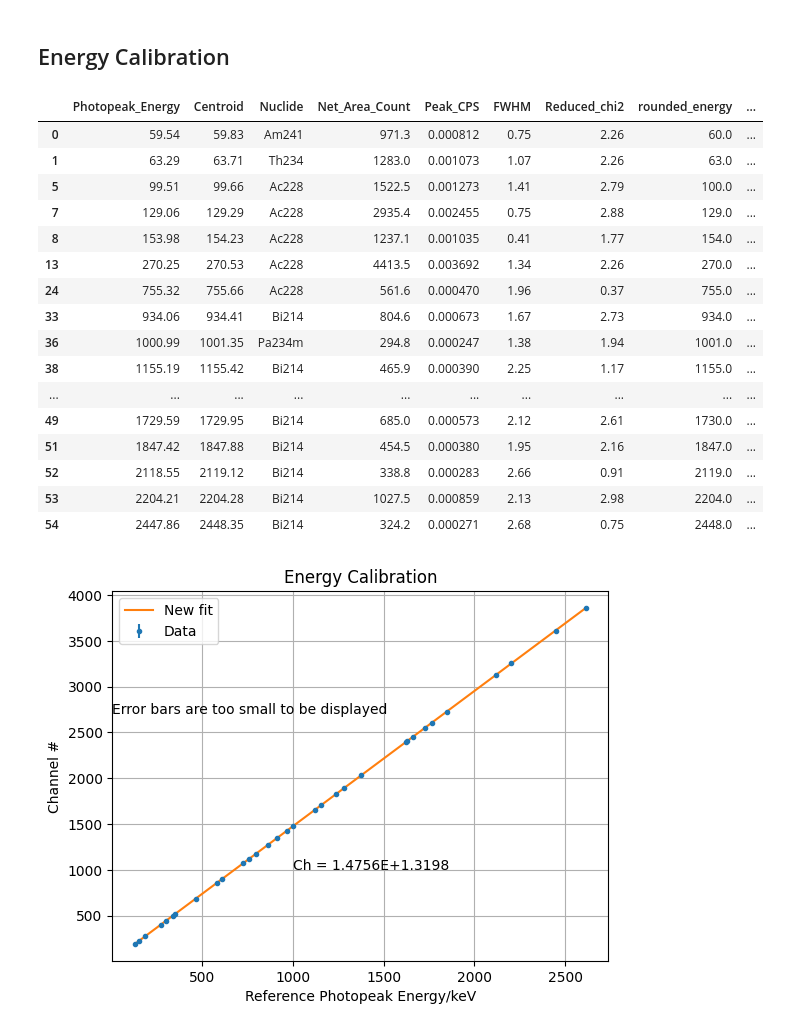
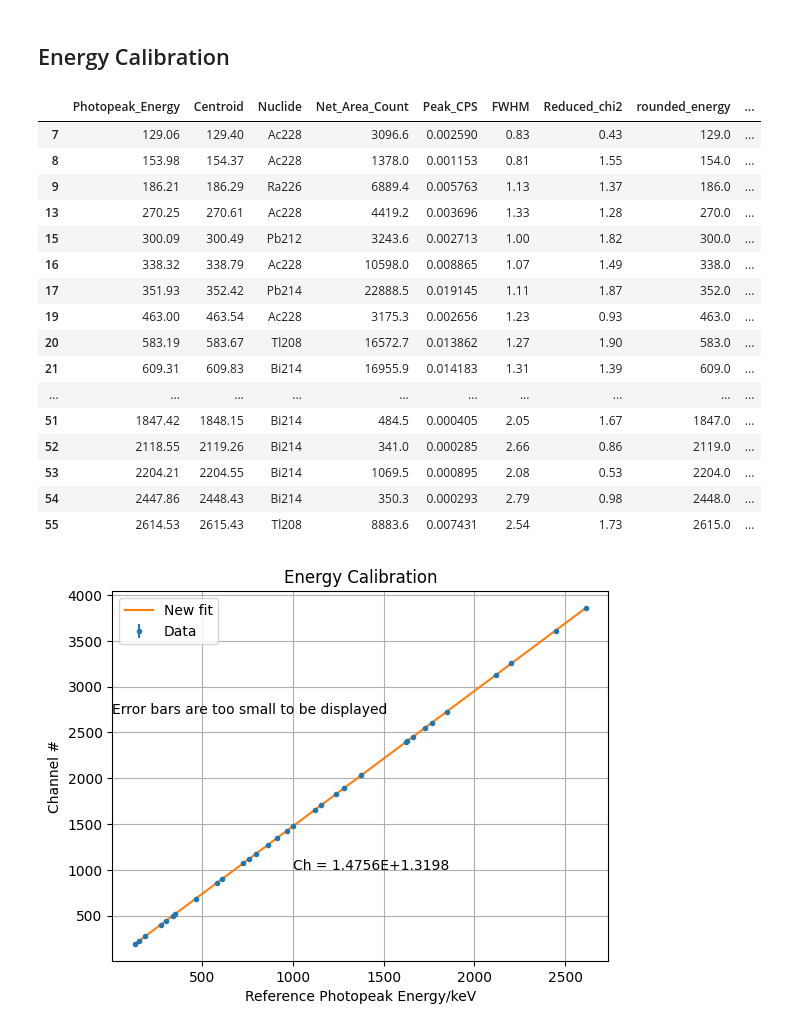
Before and after one commit to ngcnpeter/HPGe_lab_y3, a Jupyter notebook: spectal_analysis.ipynb, the cells around one changed output. Drawn from its saved outputs; the diff is of its cells as text; code cells hidden in the pictures.

```diff
--- a/spectal_analysis.ipynb
+++ b/spectal_analysis.ipynb
@@ -323,25 +259,25 @@ energy_to_chan = lambda x : (-b + np.sqrt(b**2-4*a*(c-x)))/2/a #quadratic formul
 # grad = 0.6775230169 #gradient
 # interc = -0.3439140022 #intercept
 # energy_to_chan = np.poly1d([1/grad,-interc/grad])
-# %%
-df_new
-# %% [output]
-|  | Photopeak_Energy | Centroid | Nuclide | Net_Area_Count | Peak_CPS | FWHM | Reduced_chi2 | rounded_energy | ... |
-| 0 | 59.54 | 59.83 | Am241 | 971.3 | 0.000812 | 0.75 | 2.26 | 60.0 | ... |
-| 1 | 63.29 | 63.71 | Th234 | 1283.0 | 0.001073 | 1.07 | 2.26 | 63.0 | ... |
-| 5 | 99.51 | 99.66 | Ac228 | 1522.5 | 0.001273 | 1.41 | 2.79 | 100.0 | ... |
-| 7 | 129.06 | 129.29 | Ac228 | 2935.4 | 0.002455 | 0.75 | 2.88 | 129.0 | ... |
-| 8 | 153.98 | 154.23 | Ac228 | 1237.1 | 0.001035 | 0.41 | 1.77 | 154.0 | ... |
-| 13 | 270.25 | 270.53 | Ac228 | 4413.5 | 0.003692 | 1.34 | 2.26 | 270.0 | ... |
-| 24 | 755.32 | 755.66 | Ac228 | 561.6 | 0.000470 | 1.96 | 0.37 | 755.0 | ... |
-| 33 | 934.06 | 934.41 | Bi214 | 804.6 | 0.000673 | 1.67 | 2.73 | 934.0 | ... |
-| 36 | 1000.99 | 1001.35 | Pa234m | 294.8 | 0.000247 | 1.38 | 1.94 | 1001.0 | ... |
-| 38 | 1155.19 | 1155.42 | Bi214 | 465.9 | 0.000390 | 2.25 | 1.17 | 1155.0 | ... |
-| ... | ... | ... | ... | ... | ... | ... | ... | ... | ... |
-| 49 | 1729.59 | 1729.95 | Bi214 | 685.0 | 0.000573 | 2.12 | 2.61 | 1730.0 | ... |
-| 51 | 1847.42 | 1847.88 | Bi214 | 454.5 | 0.000380 | 1.95 | 2.16 | 1847.0 | ... |
-| 52 | 2118.55 | 2119.12 | Bi214 | 338.8 | 0.000283 | 2.66 | 0.91 | 2119.0 | ... |
-| 53 | 2204.21 | 2204.28 | Bi214 | 1027.5 | 0.000859 | 2.13 | 2.98 | 2204.0 | ... |
-| 54 | 2447.86 | 2448.35 | Bi214 | 324.2 | 0.000271 | 2.68 | 0.75 | 2448.0 | ... |
+# %%
+df.loc[5][df.loc[5]['Reduced_chi2']<2]
+# %% [output]
+|  | Photopeak_Energy | Centroid | Nuclide | Net_Area_Count | Peak_CPS | FWHM | Reduced_chi2 | rounded_energy | ... |
+| 7 | 129.06 | 129.40 | Ac228 | 3096.6 | 0.002590 | 0.83 | 0.43 | 129.0 | ... |
+| 8 | 153.98 | 154.37 | Ac228 | 1378.0 | 0.001153 | 0.81 | 1.55 | 154.0 | ... |
+| 9 | 186.21 | 186.29 | Ra226 | 6889.4 | 0.005763 | 1.13 | 1.37 | 186.0 | ... |
+| 13 | 270.25 | 270.61 | Ac228 | 4419.2 | 0.003696 | 1.33 | 1.28 | 270.0 | ... |
+| 15 | 300.09 | 300.49 | Pb212 | 3243.6 | 0.002713 | 1.00 | 1.82 | 300.0 | ... |
+| 16 | 338.32 | 338.79 | Ac228 | 10598.0 | 0.008865 | 1.07 | 1.49 | 338.0 | ... |
+| 17 | 351.93 | 352.42 | Pb214 | 22888.5 | 0.019145 | 1.11 | 1.87 | 352.0 | ... |
+| 19 | 463.00 | 463.54 | Ac228 | 3175.3 | 0.002656 | 1.23 | 0.93 | 463.0 | ... |
+| 20 | 583.19 | 583.67 | Tl208 | 16572.7 | 0.013862 | 1.27 | 1.90 | 583.0 | ... |
+| 21 | 609.31 | 609.83 | Bi214 | 16955.9 | 0.014183 | 1.31 | 1.39 | 609.0 | ... |
+| ... | ... | ... | ... | ... | ... | ... | ... | ... | ... |
+| 51 | 1847.42 | 1848.15 | Bi214 | 484.5 | 0.000405 | 2.05 | 1.67 | 1847.0 | ... |
+| 52 | 2118.55 | 2119.26 | Bi214 | 341.0 | 0.000285 | 2.66 | 0.86 | 2119.0 | ... |
+| 53 | 2204.21 | 2204.55 | Bi214 | 1069.5 | 0.000895 | 2.08 | 0.53 | 2204.0 | ... |
+| 54 | 2447.86 | 2448.43 | Bi214 | 350.3 | 0.000293 | 2.79 | 0.98 | 2448.0 | ... |
+| 55 | 2614.53 | 2615.43 | Tl208 | 8883.6 | 0.007431 | 2.54 | 1.73 | 2615.0 | ... |
 # %%
 #df_new = df_1.dropna(subset = ['Photopeak_Energy']) #drop unidentified peaks
```
Also changed, not shown: parts of 6 cells of this notebook, 6 other files.
